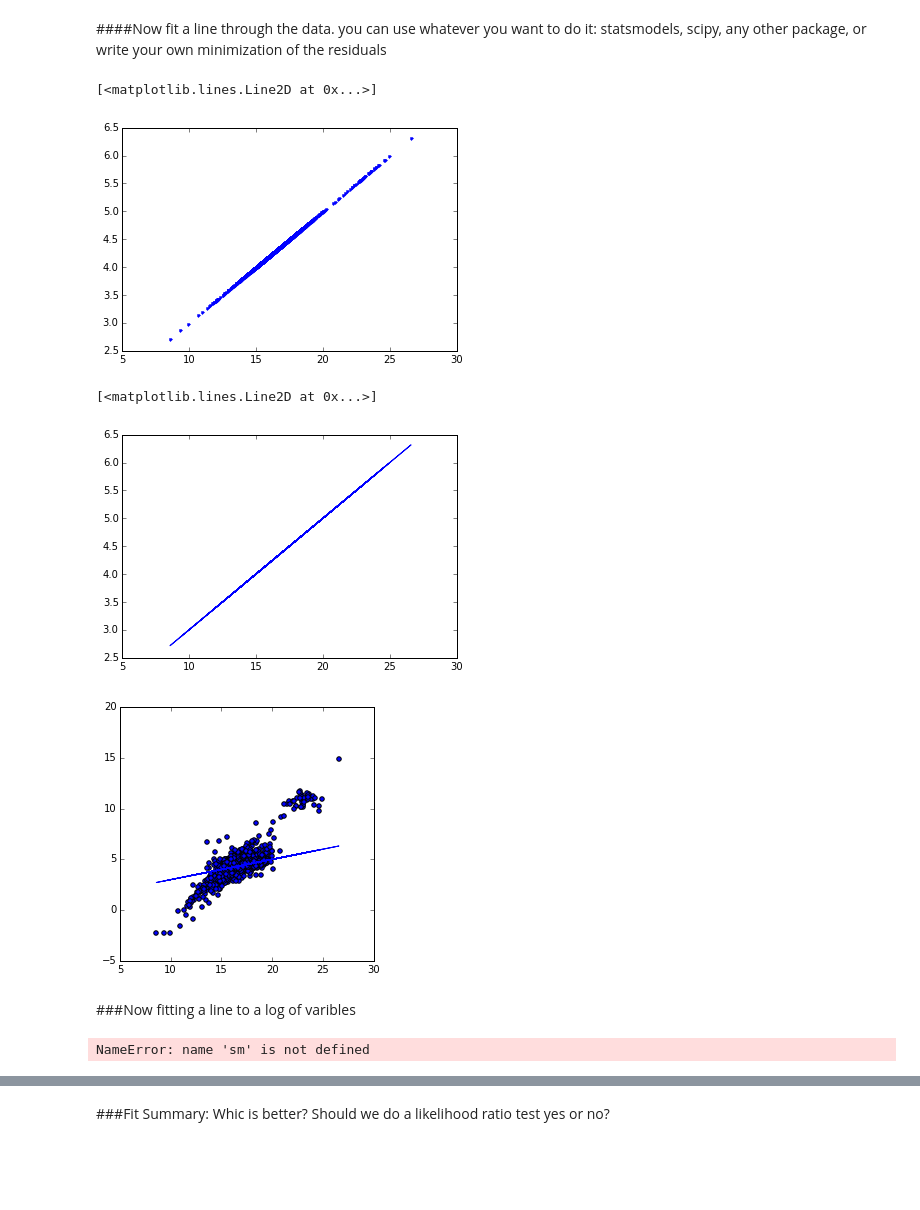
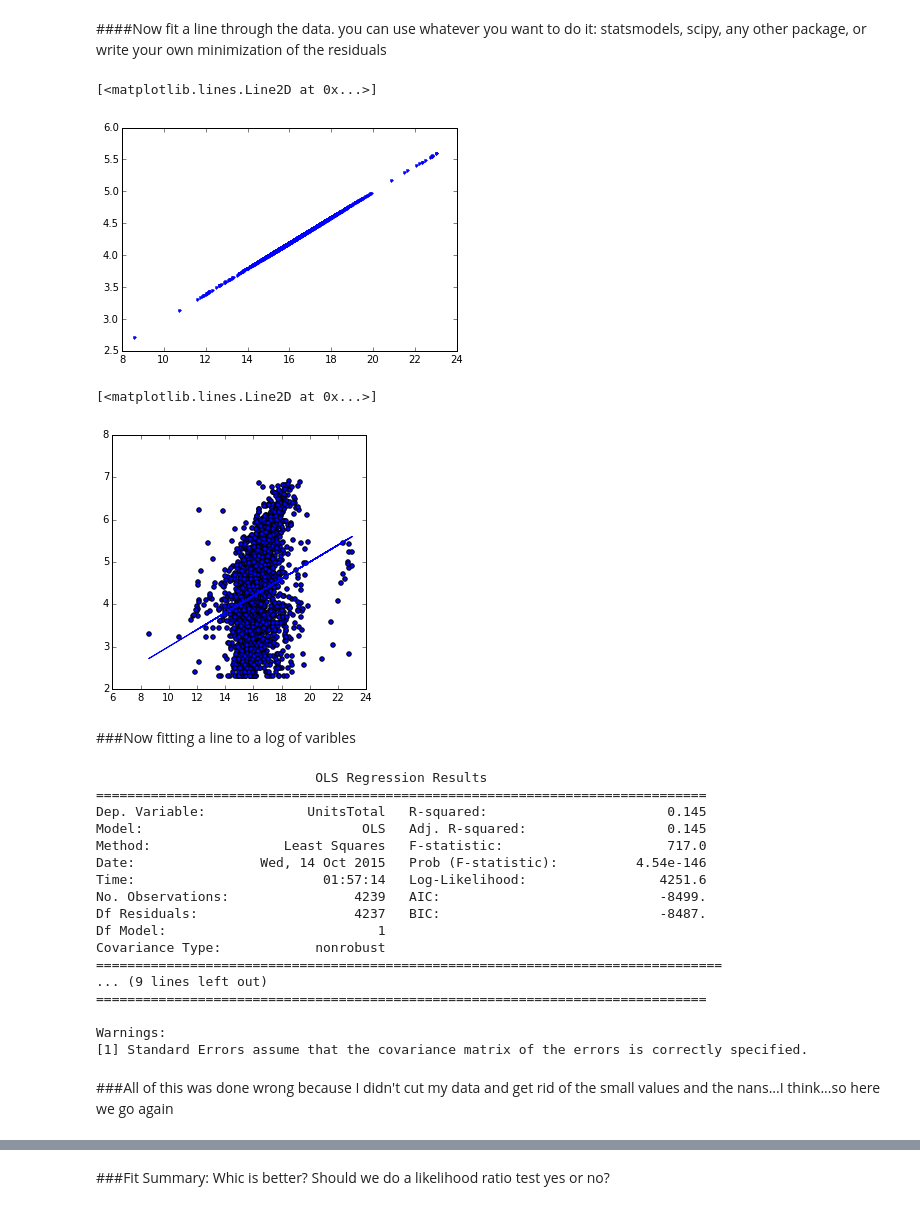
Before and after one commit to maryooh/PUI2015_mortiz, a Jupyter notebook: HW5/HW5- Assigment 1, energy use based on no. of units.ipynb, the cells around one changed output, grey strips where cells are left out. Saved outputs shown, nothing was run; the diff lists cells and outputs as text; code cells hidden in the pictures; blank space fills up the shorter version.

```diff
--- a/HW5/HW5- Assigment 1, energy use based on no. of units.ipynb
+++ b/HW5/HW5- Assigment 1, energy use based on no. of units.ipynb
@@ -235,9 +235,11 @@ nrgwbbl_cut = nrgwbbl.dropna()
 #nrgwbbl.plot(kind='scatter', x='Site EUI(kBtu/ft2)', y='UnitsRes')
 #nrgwbbl.plot(x='Site EUI(kBtu/ft2)', y='Reported Property Floor Area (Building(s)) (ft²)')
 
-nrgwbbl['Energy Total'] = nrgwbbl['Site EUI(kBtu/ft2)'] * nrgwbbl['Reported Property Floor Area (Building(s)) (ft²)']
-totepu = pl.scatter(nrgwbbl['Energy Total'], nrgwbbl['Site EUI(kBtu/ft2)'])#, 'ro', loglog = True )
+# nrgwbbl['Energy Total'] = nrgwbbl['Site EUI(kBtu/ft2)'] * nrgwbbl['Units Total]
+# totepu = pl.scatter(nrgwbbl['Energy Total'], nrgwbbl['Units Total'])
 
-#nrgwbbl_cut['Energy Total'] = nrgwbbl_cut['Site EUI(kBtu/ft2)'] * nrgwbbl_cut['Reported Property Floor Area (Building(s)) (ft²)']
-#totepu = pl.loglog(nrgwbbl_cut['Energy Total'], nrgwbbl_cut['Site EUI(kBtu/ft2)'])#, 'ro', loglog = True )
+#old
+nrgwbbl['Energy Total'] = nrgwbbl['Site EUI(kBtu/ft2)'].astype(float) * nrgwbbl['Reported Property Floor Area (Building(s)) (ft²)'].astype(float)
+totepu = pl.scatter(nrgwbbl['Energy Total'], nrgwbbl['UnitsTotal'])#, 'ro', loglog = True )
+# print nrgwbbl['Energy Total']
 # %% [output]
@@ -244,0 +247,3 @@ totepu = pl.scatter(nrgwbbl['Energy Total'], nrgwbbl['Site EUI(kBtu/ft2)'])#, 'r
+# %%
+nrgwbbl = nrgwbbl[(nrgwbbl['Energy Total'] > 1000) & (nrgwbbl['Energy Total'] < 1e10) & (nrgwbbl['UnitsTotal'] >= 10) & (nrgwbbl['UnitsTotal'] < 1000)]
+nrgwbbl.plot(kind='scatter', x='Energy Total', y='UnitsTotal', marker='o', loglog = True )
@@ -245,5 +253,5 @@ totepu = pl.scatter(nrgwbbl['Energy Total'], nrgwbbl['Site EUI(kBtu/ft2)'])#, 'r
 # %%
 logx = np.log(nrgwbbl['Energy Total'])
-logy = np.log(nrgwbbl['Site EUI(kBtu/ft2)'])
+logy = np.log(nrgwbbl['UnitsTotal'])
 
-totepu = pl.scatter(logx, logy)
+#totepu = pl.scatter(logx, logy)
@@ -268,30 +274,47 @@ lineA = line(logx, 0.2, 1.0)
 pl.plot (logx, lineA, '.')
 # %% [output]
 [<matplotlib.lines.Line2D at 0x...>]
-[figure, old version]
+[figure, new version]
 # %%
 #adding noise
 #yl = lineA + np.random.randn(20)
-yl = lineA + np.random.rand(len(lineA)) #if you don't know the lenght!
-pl.plot (logx, lineA)
+#yl = lineA + np.random.rand(len(lineA)) #if you don't know the lenght!
+#pl.plot (logx, lineA)
 #don't think this did anything...
 
 fig = pl.figure(figsize=(10,10))
 ax = fig.add_subplot(221)
 ax.scatter(logx, logy, label = "plus some noise")
 ax.plot(logx, lineA)
 # %% [output]
 [<matplotlib.lines.Line2D at 0x...>]
-[figure, old version]
+[figure, new version]
-[figure, removed]
 # %% [markdown]
 ###Now fitting a line to a log of varibles
 # %%
+import statsmodels.api as sm
 #fitting with log
-#X = sm.add_constant(np.log10(x))
+X = sm.add_constant(np.log10(logx))
 #print X
-#model = sm.OLS(np.log10(logy), X, missing='drop').fit() # ignores entires where x or y is NaN
-#fit = model.fit()
+model = sm.OLS(np.log10(logy), X, missing='drop').fit() # ignores entires where x or y is NaN
+
+print model.summary()
 #return fit.params[1], fit.params[0], fit # could also return stderr in each via fit.bse
 # %% [output]
-NameError: name 'sm' is not defined
+                            OLS Regression Results
+==============================================================================
+Dep. Variable:             UnitsTotal   R-squared:                       0.145
+Model:                            OLS   Adj. R-squared:                  0.145
+Method:                 Least Squares   F-statistic:                     717.0
+Date:                Wed, 14 Oct 2015   Prob (F-statistic):          4.54e-146
+Time:                        01:57:14   Log-Likelihood:                 4251.6
+No. Observations:                4239   AIC:                            -8499.
+Df Residuals:                    4237   BIC:                            -8487.
+Df Model:                           1
+Covariance Type:            nonrobust
+================================================================================
+... (9 lines left out)
+==============================================================================
+
+Warnings:
+[1] Standard Errors assume that the covariance matrix of the errors is correctly specified.
@@ -303,0 +321,2 @@ mod = sm.OLS(yl, x).fit()
+# %% [markdown]
+###All of this was done wrong because I didn't cut my data and get rid of the small values and the nans...I think...so here we go again
```
Also changed, not shown: parts of 12 cells of this notebook.
